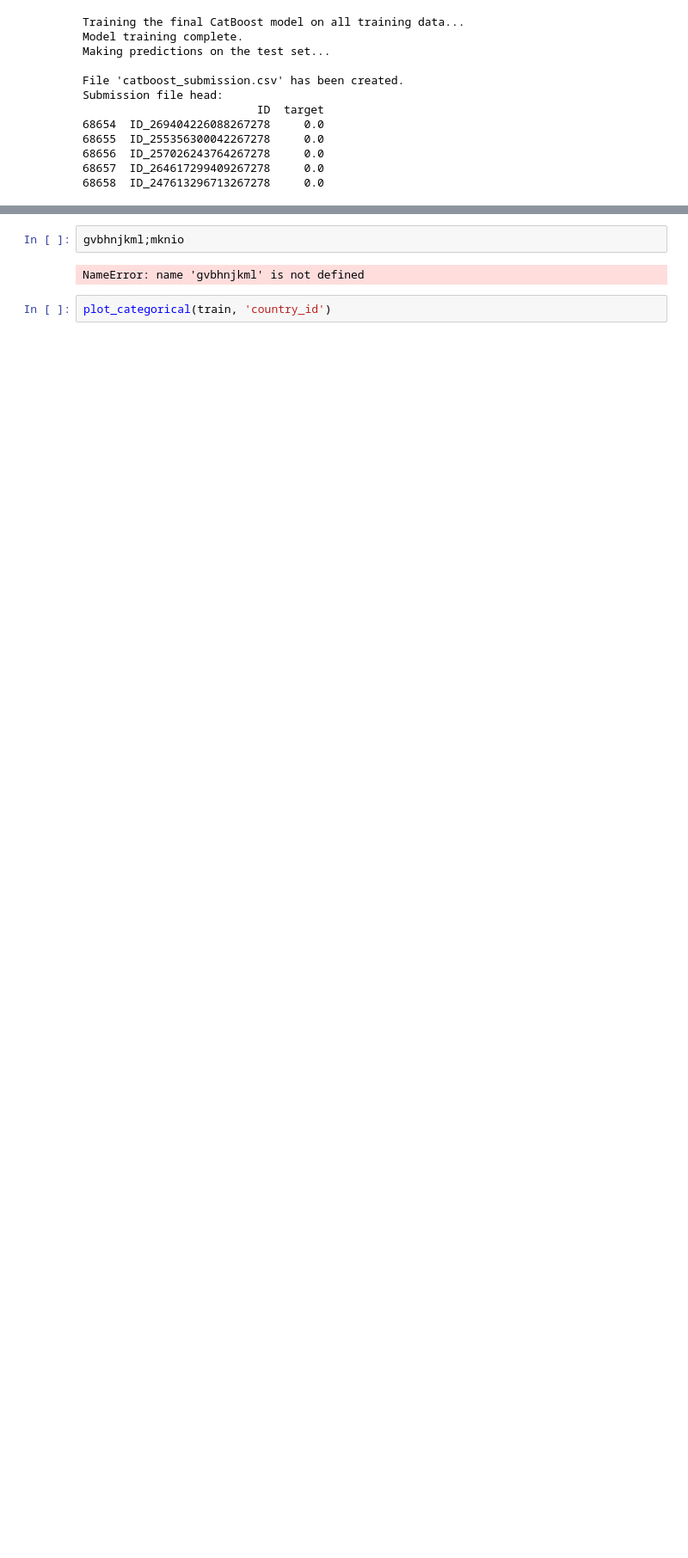
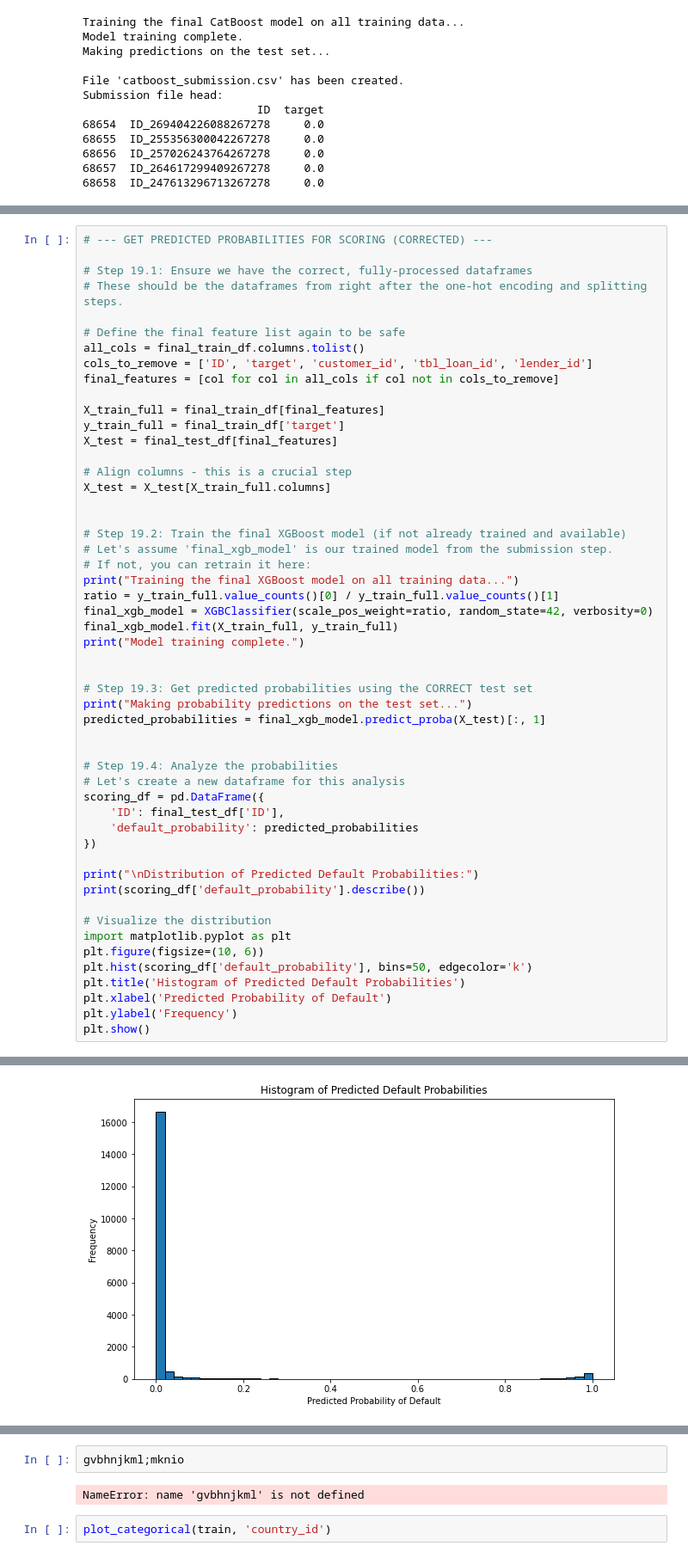
Before and after one commit to Calistus-design/Africa-Credit-Scoring, a Jupyter notebook: Starter_Notebook_.ipynb, the cells around one changed output, grey strips where cells are left out. Shown at 86% size. Saved outputs shown, nothing was run; the diff lists cells and outputs as text; blank space fills up the shorter version.

Commit message:
Credit Scoring function

```diff
--- a/Starter_Notebook_.ipynb
+++ b/Starter_Notebook_.ipynb
@@ -1437,0 +1443,53 @@ Submission file head:
+# %%
+# --- GET PREDICTED PROBABILITIES FOR SCORING (CORRECTED) ---
+
+# Step 19.1: Ensure we have the correct, fully-processed dataframes
+# These should be the dataframes from right after the one-hot encoding and splitting steps.
+
+# Define the final feature list again to be safe
+all_cols = final_train_df.columns.tolist()
+cols_to_remove = ['ID', 'target', 'customer_id', 'tbl_loan_id', 'lender_id']
+final_features = [col for col in all_cols if col not in cols_to_remove]
+
+X_train_full = final_train_df[final_features]
+y_train_full = final_train_df['target']
+X_test = final_test_df[final_features]
+
+# Align columns - this is a crucial step
+X_test = X_test[X_train_full.columns]
+
+
+# Step 19.2: Train the final XGBoost model (if not already trained and available)
+# Let's assume 'final_xgb_model' is our trained model from the submission step.
+# If not, you can retrain it here:
+print("Training the final XGBoost model on all training data...")
+ratio = y_train_full.value_counts()[0] / y_train_full.value_counts()[1]
+final_xgb_model = XGBClassifier(scale_pos_weight=ratio, random_state=42, verbosity=0)
+final_xgb_model.fit(X_train_full, y_train_full)
+print("Model training complete.")
+
+
+# Step 19.3: Get predicted probabilities using the CORRECT test set
+print("Making probability predictions on the test set...")
+predicted_probabilities = final_xgb_model.predict_proba(X_test)[:, 1]
+
+
+# Step 19.4: Analyze the probabilities
+# Let's create a new dataframe for this analysis
+scoring_df = pd.DataFrame({
+    'ID': final_test_df['ID'],
+    'default_probability': predicted_probabilities
+})
+
+print("\nDistribution of Predicted Default Probabilities:")
+print(scoring_df['default_probability'].describe())
+
+# Visualize the distribution
+import matplotlib.pyplot as plt
+plt.figure(figsize=(10, 6))
+plt.hist(scoring_df['default_probability'], bins=50, edgecolor='k')
+plt.title('Histogram of Predicted Default Probabilities')
+plt.xlabel('Predicted Probability of Default')
+plt.ylabel('Frequency')
+plt.show()
+# %% [output]
@@ -1437,0 +1510 @@ Submission file head:
+[figure, added]
```
Also changed, not shown: parts of 5 cells of this notebook.
